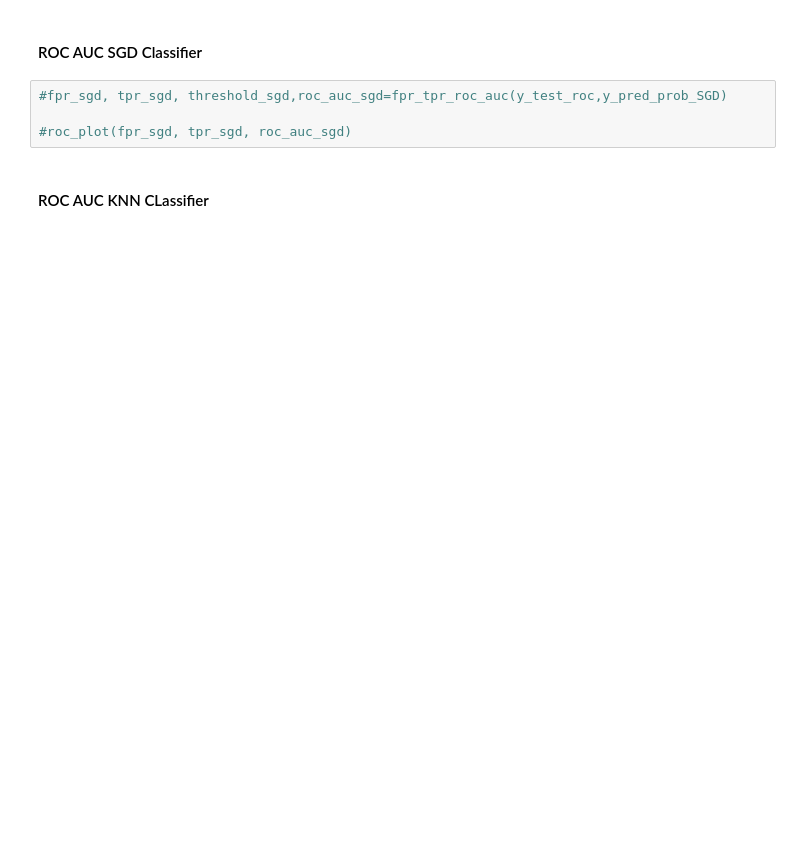
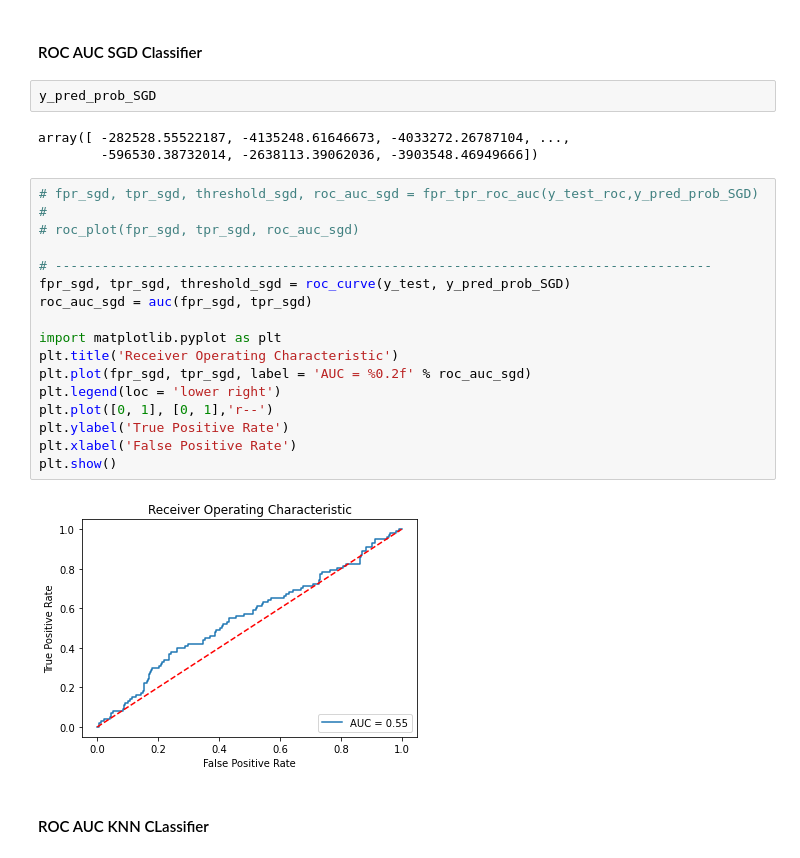
Before and after one commit to ppaszko/um_project, a Jupyter notebook: um_draft.ipynb, the cells around one changed output. Saved outputs shown, nothing was run; the diff lists cells and outputs as text; blank space fills up the shorter version.

```diff
--- a/um_draft.ipynb
+++ b/um_draft.ipynb
@@ -1086,8 +1097,28 @@ roc_plot(fpr_rfc, tpr_rfc, roc_auc_rfc)
 # %% [markdown]
 #### ROC AUC SGD Classifier
-# %%
-#fpr_sgd, tpr_sgd, threshold_sgd,roc_auc_sgd=fpr_tpr_roc_auc(y_test_roc,y_pred_prob_SGD)
-
-#roc_plot(fpr_sgd, tpr_sgd, roc_auc_sgd)
+# %%
+y_pred_prob_SGD
+# %% [output]
+array([ -282528.55522187, -4135248.61646673, -4033272.26787104, ...,
+        -596530.38732014, -2638113.39062036, -3903548.46949666])
+# %%
+# fpr_sgd, tpr_sgd, threshold_sgd, roc_auc_sgd = fpr_tpr_roc_auc(y_test_roc,y_pred_prob_SGD)
+#
+# roc_plot(fpr_sgd, tpr_sgd, roc_auc_sgd)
+
+# ------------------------------------------------------------------------------------
+fpr_sgd, tpr_sgd, threshold_sgd = roc_curve(y_test, y_pred_prob_SGD)
+roc_auc_sgd = auc(fpr_sgd, tpr_sgd)
+
+import matplotlib.pyplot as plt
+plt.title('Receiver Operating Characteristic')
+plt.plot(fpr_sgd, tpr_sgd, label = 'AUC = %0.2f' % roc_auc_sgd)
+plt.legend(loc = 'lower right')
+plt.plot([0, 1], [0, 1],'r--')
+plt.ylabel('True Positive Rate')
+plt.xlabel('False Positive Rate')
+plt.show()
+# %% [output]
+[figure, added]
 # %% [markdown]
 #### ROC AUC KNN CLassifier
```
Also changed, not shown: parts of 47 cells of this notebook.
